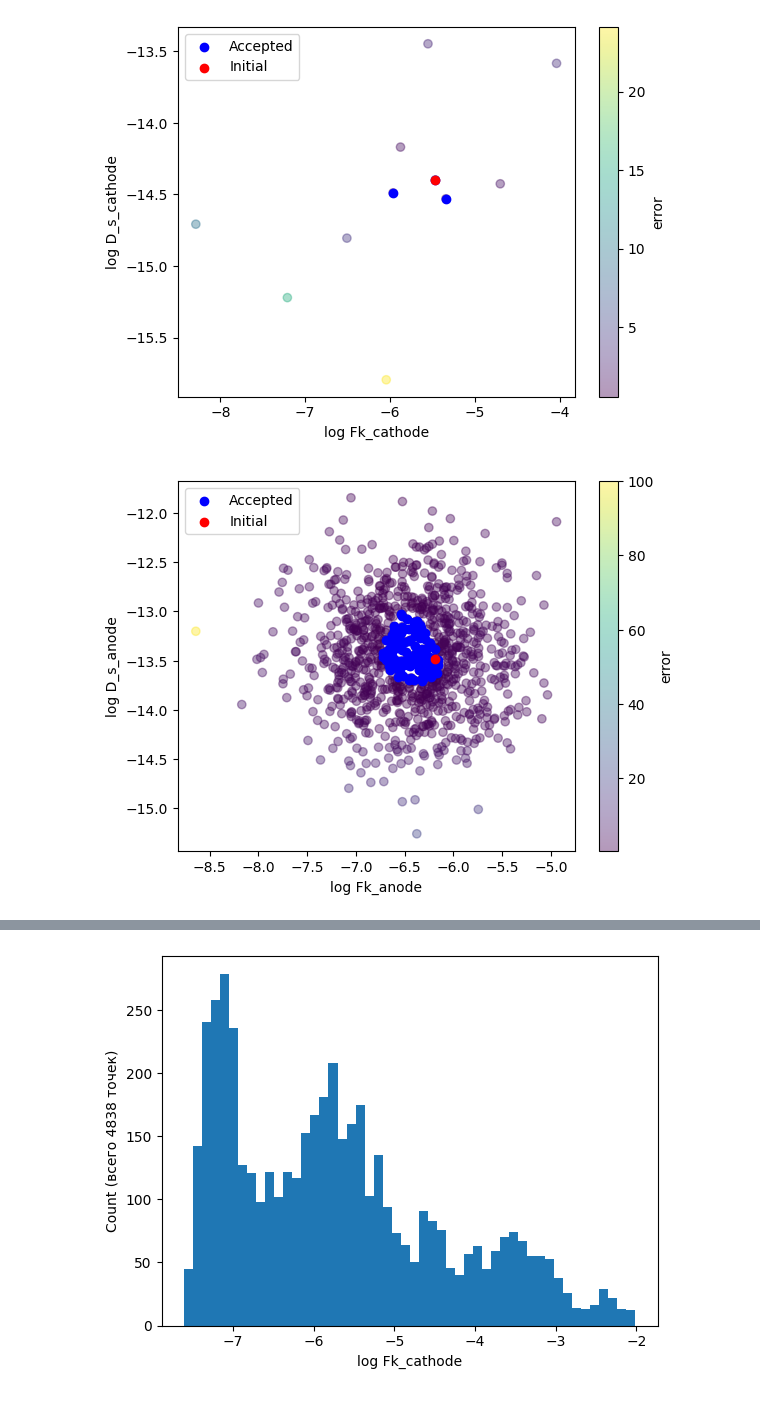
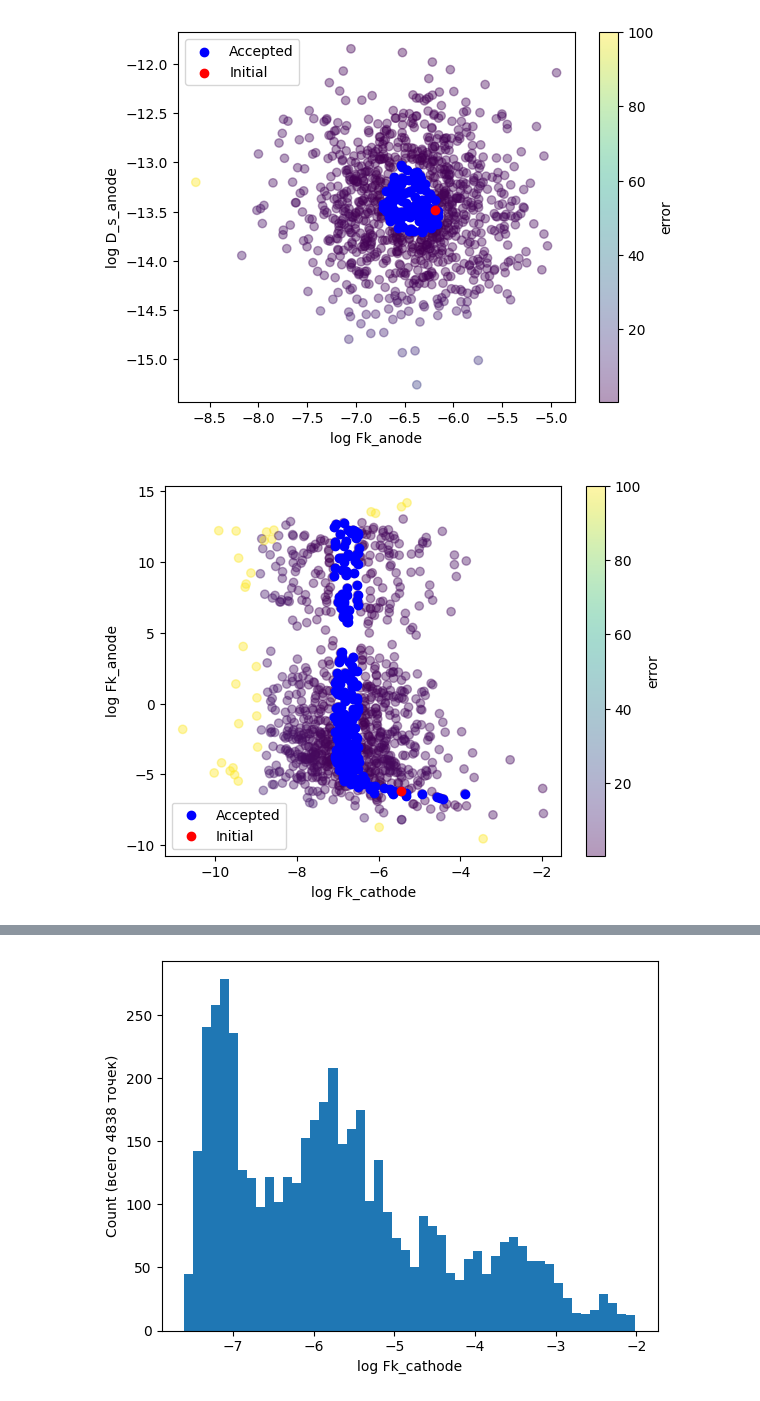
Before and after one commit to mikhailmishurinskikh/diploma, a Jupyter notebook: pybamm/Chen2020_experiment_anlysys/metropolis.ipynb, the cells around one changed output, grey strips where cells are left out. Saved outputs shown, nothing was run; the diff lists cells and outputs as text; code cells hidden in the pictures.

```diff
--- a/pybamm/Chen2020_experiment_anlysys/metropolis.ipynb
+++ b/pybamm/Chen2020_experiment_anlysys/metropolis.ipynb
@@ -4,27 +4,27 @@ import pandas as pd
 import matplotlib.pyplot as plt
 # %%
 for name0, name1 in [
-        ("Fk_cathode", "D_s_cathode"),
+        # ("Fk_cathode", "D_s_cathode"),
         ("Fk_anode", "D_s_anode"),
         ("Fk_cathode", "Fk_anode"),
         ("D_s_cathode", "D_s_anode"),
         ("Fk_cathode", "D_s_anode"),
         ("Fk_anode", "D_s_cathode"),
     ]:
     data = np.loadtxt(f"data_metropolis/{name0}-{name1}.data")
     theta0 = data[:, 0]
     theta1 = data[:, 1]
     error = data[:, 2]
     accepted = data[:, -1]
 
     plt.figure()
     plt.colorbar(plt.scatter(theta0, theta1, c=error, alpha=0.4), label="error")
 
     plt.scatter(theta0[accepted.astype(bool)], theta1[accepted.astype(bool)], c='blue', label="Accepted")
     plt.scatter(theta0[0], theta1[0], c='red', label="Initial")
     plt.xlabel("log " + name0)
     plt.ylabel("log " + name1)
     plt.legend()
 # %% [output]
-[figure, old version]
+[figure, new version]
-[figure, old version]
+[figure, new version]
```
Also changed, not shown: parts of 1 cell of this notebook, 6 other files.
